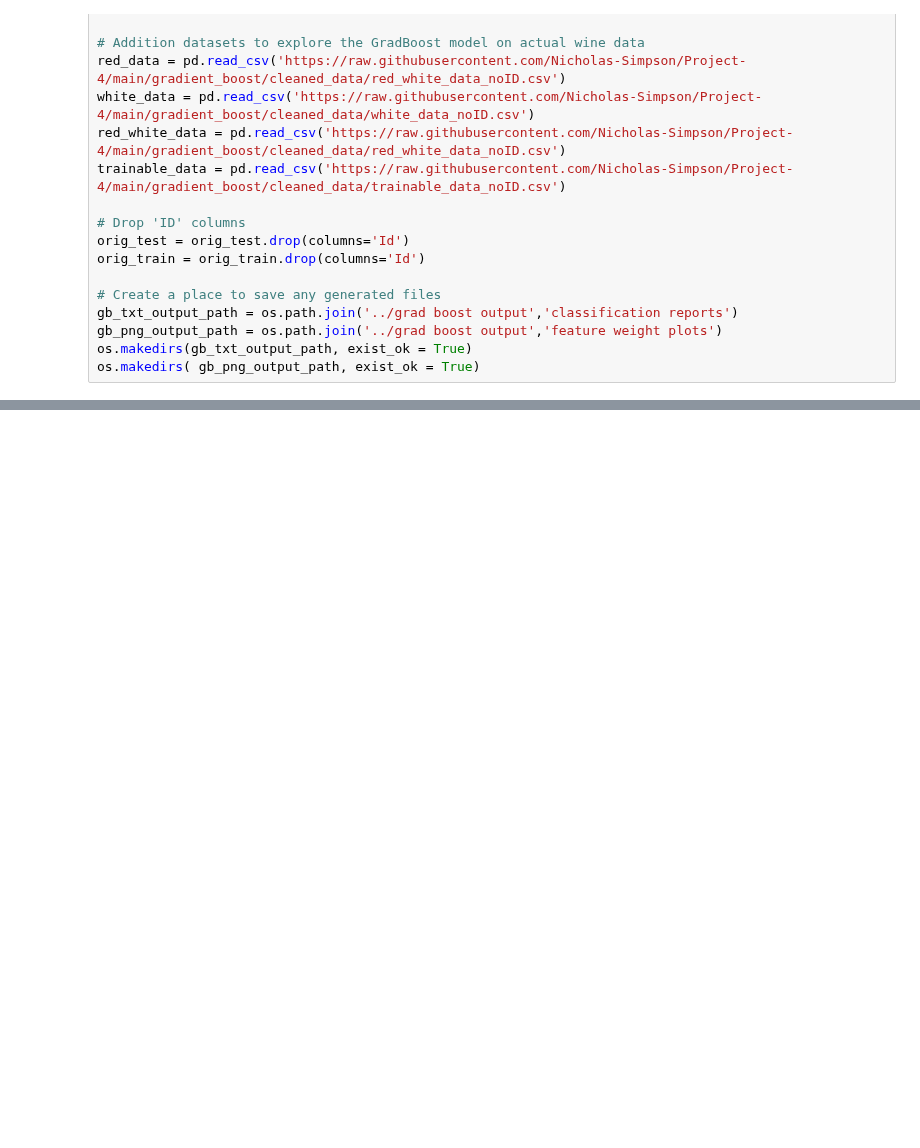
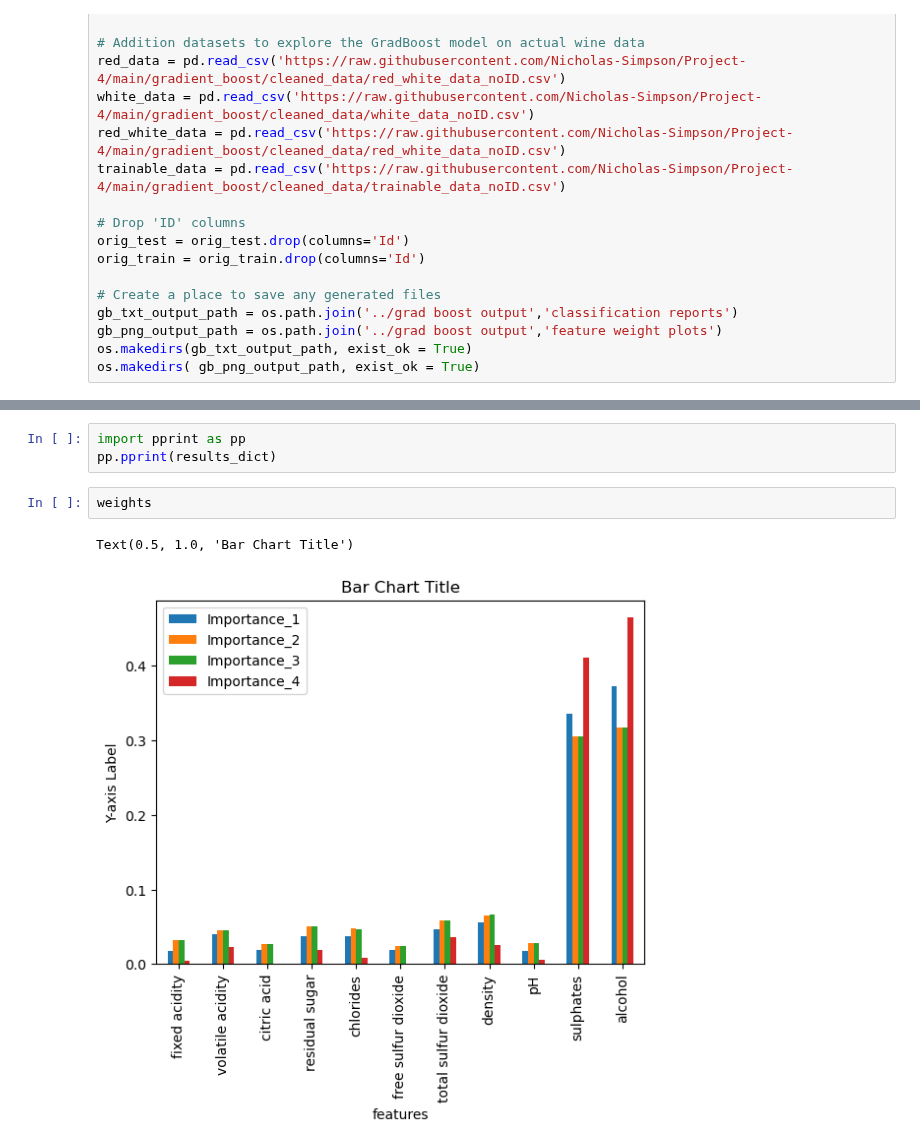
Before and after one commit to Nicholas-Simpson/Project-4, a Jupyter notebook: gradient_boost/notebooks/grad_boost_classifier_feature_weights.ipynb, the cells around one changed output, grey strips where cells are left out. Saved outputs shown, nothing was run; the diff lists cells and outputs as text; blank space fills up the shorter version.

```diff
--- a/gradient_boost/notebooks/grad_boost_classifier_feature_weights.ipynb
+++ b/gradient_boost/notebooks/grad_boost_classifier_feature_weights.ipynb
@@ -96,0 +245,8 @@ model
+# %%
+import pprint as pp
+pp.pprint(results_dict)
+# %%
+weights
+# %% [output]
+Text(0.5, 1.0, 'Bar Chart Title')
+[figure, added]
```
Also changed, not shown: parts of 17 cells of this notebook, 1 other file.
